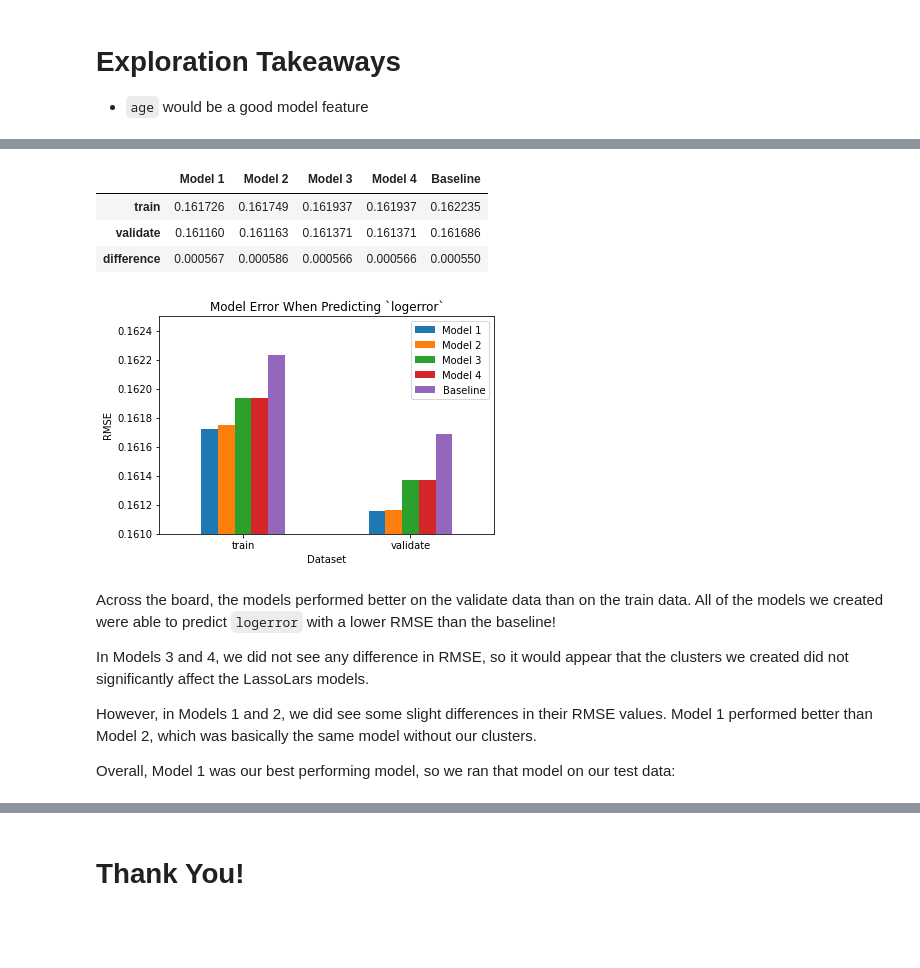
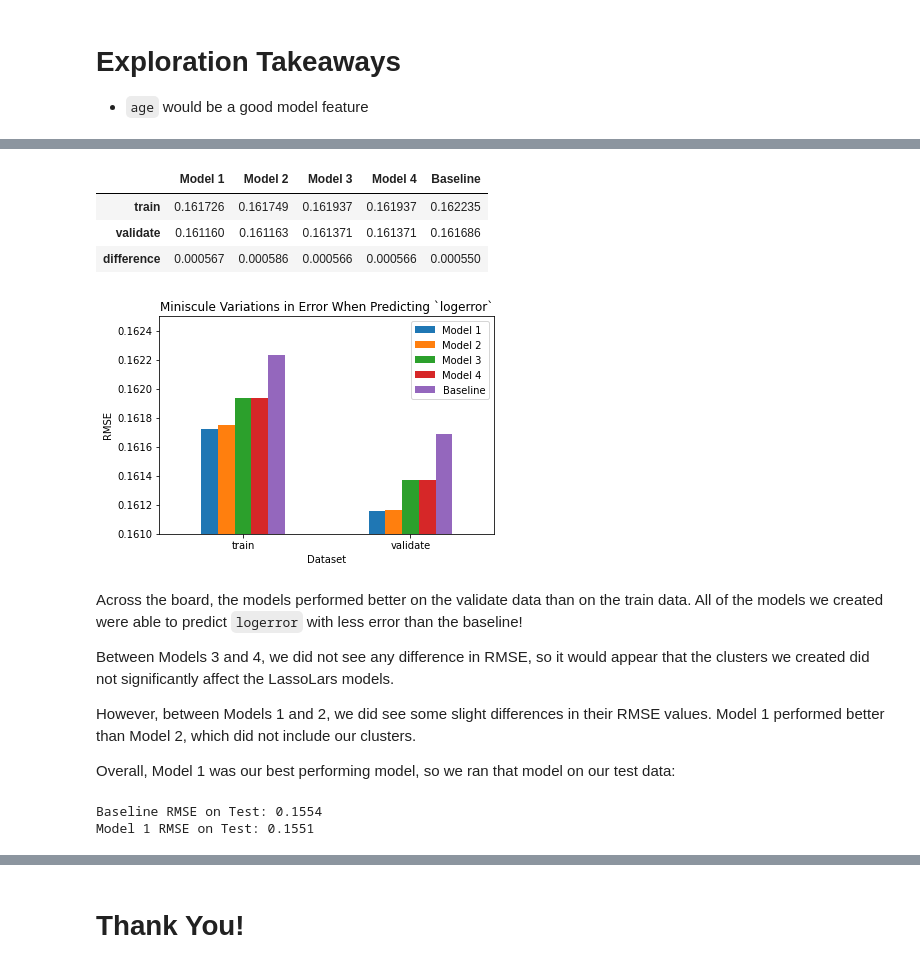
Before and after one commit to jones-stewart/zillow_clustering_project, a Jupyter notebook: report_notebook-Copy1.ipynb, the cells around one changed output, grey strips where cells are left out. Saved outputs shown, nothing was run; the diff lists cells and outputs as text; code cells hidden in the pictures; blank space fills up the shorter version.

Commit message:
Completed modeling and conclusion sections

```diff
--- a/report_notebook-Copy1.ipynb
+++ b/report_notebook-Copy1.ipynb
@@ -244,37 +237,52 @@ We developed four models:
 # %%
 import model_stewart as m
 import pandas as pd
 import matplotlib.pyplot as plt
+from sklearn.linear_model import LinearRegression
+from sklearn.metrics import mean_squared_error
 # define features on which to model and cluster
 modeling = ['tax_value', 'age', 'sq_ft']
 clustering = ['beds', 'baths', 'sq_ft']
 # scale data, split into x and y
 X_train, X_validate, X_test = m.scale_and_cluster(train, validate, test, modeling, clustering, 4)
 X_train, X_validate, X_test = m.encode_clusters(X_train, X_validate, X_test)
 y_train, y_validate, y_test = pd.DataFrame(train.logerror), pd.DataFrame(validate.logerror), pd.DataFrame(test.logerror)
 # # run models
 model_results = m.model_features_df_report(X_train, X_validate, y_train, y_validate)
 model_results.columns=['Model 1', 'Model 2', 'Model 3', 'Model 4', 'Baseline']
 model_results[0:2].plot.bar()
 plt.ylim(0.161, 0.1625)
 plt.ylabel('RMSE')
 plt.xticks(rotation = 360)
 plt.xlabel('Dataset')
-plt.title('Model Error When Predicting `logerror`')
+plt.title('Miniscule Variations in Error When Predicting `logerror`')
 model_results
 # %% [output]
 |  | Model 1 | Model 2 | Model 3 | Model 4 | Baseline |
 | train | 0.161726 | 0.161749 | 0.161937 | 0.161937 | 0.162235 |
 | validate | 0.161160 | 0.161163 | 0.161371 | 0.161371 | 0.161686 |
 | difference | 0.000567 | 0.000586 | 0.000566 | 0.000566 | 0.000550 |
-[figure, old version]
+[figure, new version]
 # %% [markdown]
-Across the board, the models performed better on the validate data than on the train data. All of the models we created were able to predict `logerror` with a lower RMSE than the baseline!
+Across the board, the models performed better on the validate data than on the train data. All of the models we created were able to predict `logerror` with less error than the baseline!
 
-In Models 3 and 4, we did not see any difference in RMSE, so it would appear that the clusters we created did not significantly affect the LassoLars models.
+Between Models 3 and 4, we did not see any difference in RMSE, so it would appear that the clusters we created did not significantly affect the LassoLars models.
 
-However, in Models 1 and 2, we did see some slight differences in their RMSE values. Model 1 performed better than Model 2, which was basically the same model without our clusters.
+However, between Models 1 and 2, we did see some slight differences in their RMSE values. Model 1 performed better than Model 2, which did not include our clusters.
 
 Overall, Model 1 was our best performing model, so we ran that model on our test data:
+# %%
+# run Model 1 on test
+lm = LinearRegression(normalize=True)
+lm.fit(X_train, y_train.logerror)
+y_test['model01_pred'] = lm.predict(X_test)
+y_test['baseline'] = y_train.logerror.median()
+rmse_baseline_test = mean_squared_error(y_test.logerror, y_test.baseline)**0.5
+rmse_model01_test = (mean_squared_error(y_test.logerror, y_test['model01_pred']))**(0.5)
+print(f'Baseline RMSE on Test: {round(rmse_baseline_test, 4)}')
+print(f'Model 1 RMSE on Test: {round(rmse_model01_test, 4)}')
+# %% [output]
+Baseline RMSE on Test: 0.1554
+Model 1 RMSE on Test: 0.1551
 # %% [markdown]
 # Conclusion
```
Also changed, not shown: parts of 2 cells of this notebook.
